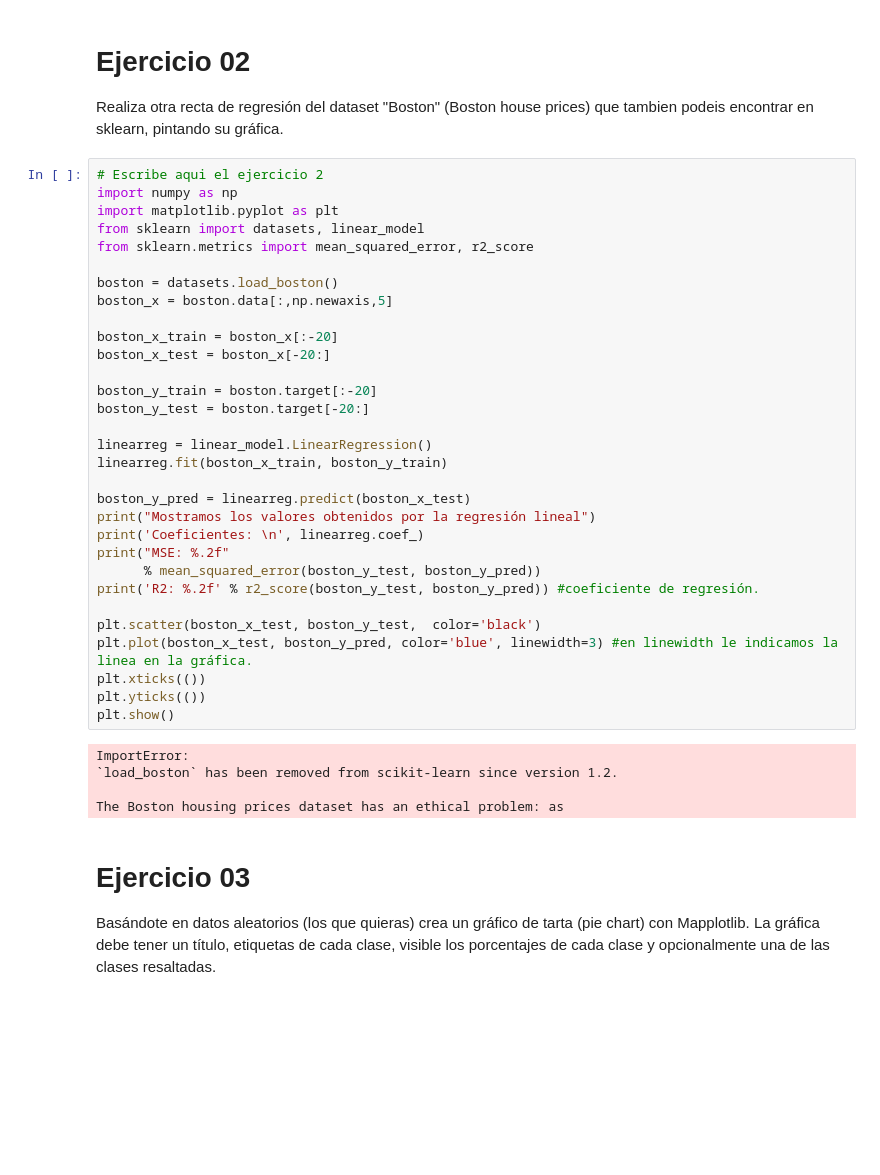
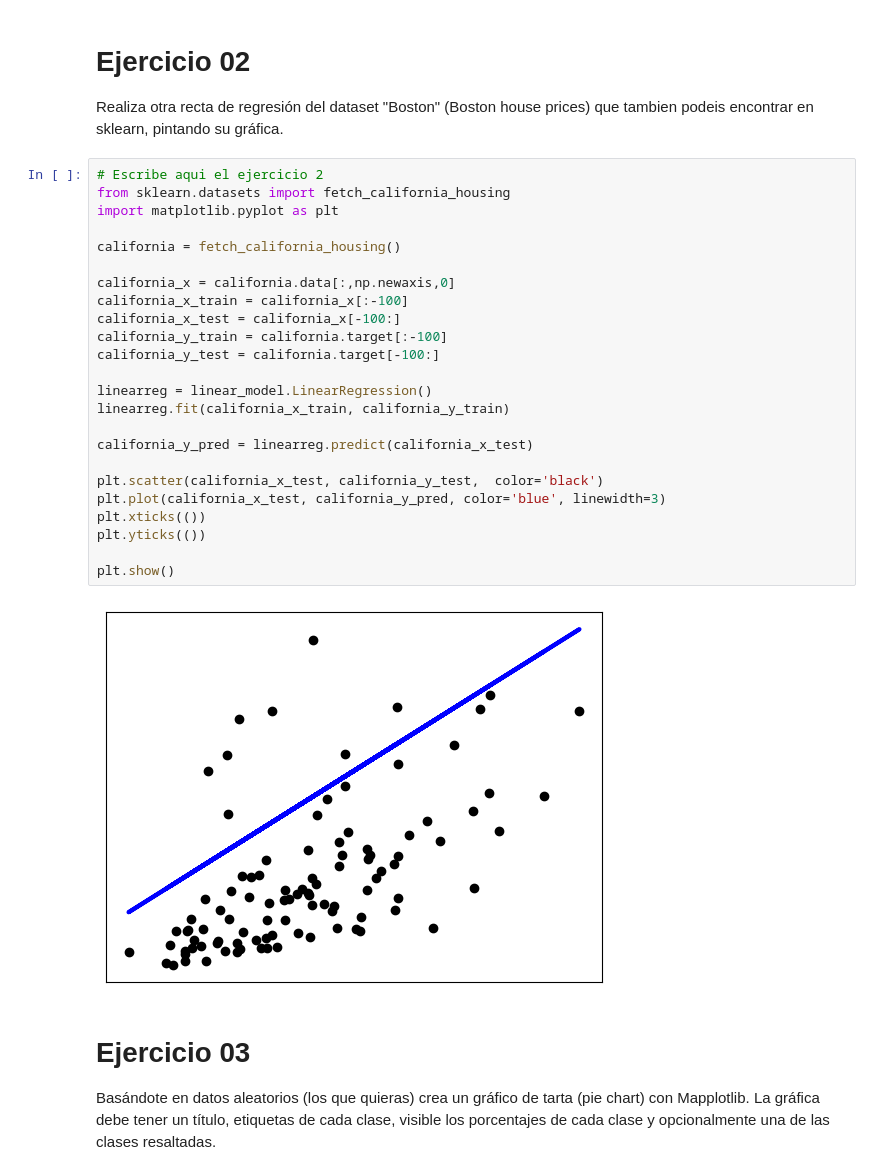
Before and after one commit to pagarc24/SI, a Jupyter notebook: Practicas/Pract2/Practica02.ipynb, the cells around one changed output. Cells and saved outputs as stored; diff of their text form; blank space fills up the shorter version.

```diff
--- a/Practicas/Pract2/Practica02.ipynb
+++ b/Practicas/Pract2/Practica02.ipynb
@@ -391,40 +391,30 @@ plt.show()
 Realiza otra recta de regresión del dataset "Boston" (Boston house prices) que tambien podeis encontrar en sklearn, pintando su gráfica.
 # %%
 # Escribe aqui el ejercicio 2
-import numpy as np
+from sklearn.datasets import fetch_california_housing
 import matplotlib.pyplot as plt
-from sklearn import datasets, linear_model
-from sklearn.metrics import mean_squared_error, r2_score
 
-boston = datasets.load_boston()
-boston_x = boston.data[:,np.newaxis,5]
+california = fetch_california_housing()
 
-boston_x_train = boston_x[:-20]
-boston_x_test = boston_x[-20:]
-
-boston_y_train = boston.target[:-20]
-boston_y_test = boston.target[-20:]
+california_x = california.data[:,np.newaxis,0]
+california_x_train = california_x[:-100]
+california_x_test = california_x[-100:]
+california_y_train = california.target[:-100]
+california_y_test = california.target[-100:]
 
 linearreg = linear_model.LinearRegression()
-linearreg.fit(boston_x_train, boston_y_train)
+linearreg.fit(california_x_train, california_y_train)
 
-boston_y_pred = linearreg.predict(boston_x_test)
-print("Mostramos los valores obtenidos por la regresión lineal")
-print('Coeficientes: \n', linearreg.coef_)
-print("MSE: %.2f"
-      % mean_squared_error(boston_y_test, boston_y_pred))
-print('R2: %.2f' % r2_score(boston_y_test, boston_y_pred)) #coeficiente de regresión.
+california_y_pred = linearreg.predict(california_x_test)
 
-plt.scatter(boston_x_test, boston_y_test,  color='black')
-plt.plot(boston_x_test, boston_y_pred, color='blue', linewidth=3) #en linewidth le indicamos la linea en la gráfica.
+plt.scatter(california_x_test, california_y_test,  color='black')
+plt.plot(california_x_test, california_y_pred, color='blue', linewidth=3)
 plt.xticks(())
 plt.yticks(())
+
 plt.show()
 # %% [output]
-ImportError:
-`load_boston` has been removed from scikit-learn since version 1.2.
-
-The Boston housing prices dataset has an ethical problem: as
+[figure, added]
 # %% [markdown]
 # Ejercicio 03
 Basándote en datos aleatorios (los que quieras) crea un gráfico de tarta (pie chart) con Mapplotlib. La gráfica debe tener un título, etiquetas de cada clase, visible los porcentajes de cada clase y opcionalmente una de las clases resaltadas.
```
Also changed, not shown: parts of 1 cell of this notebook.
